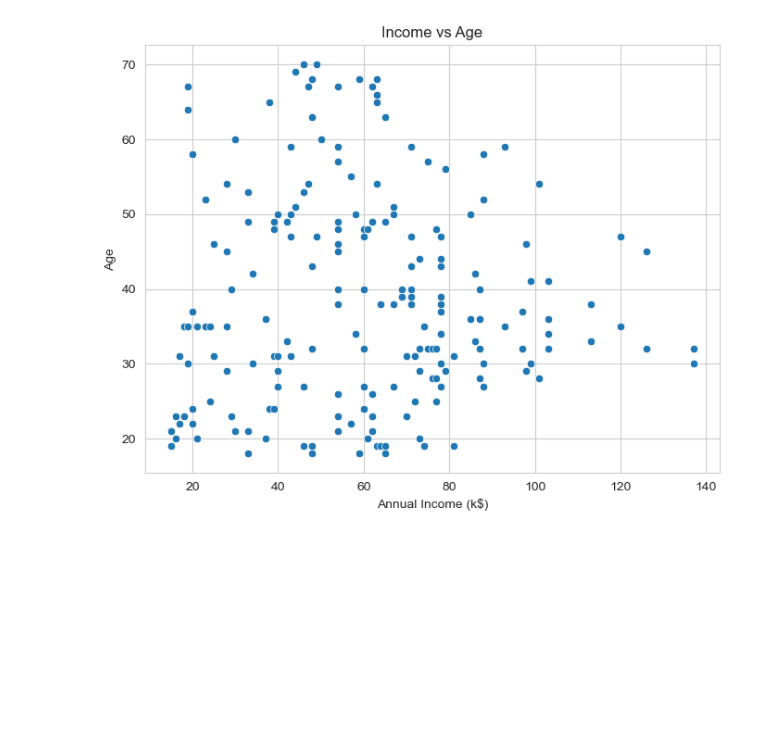
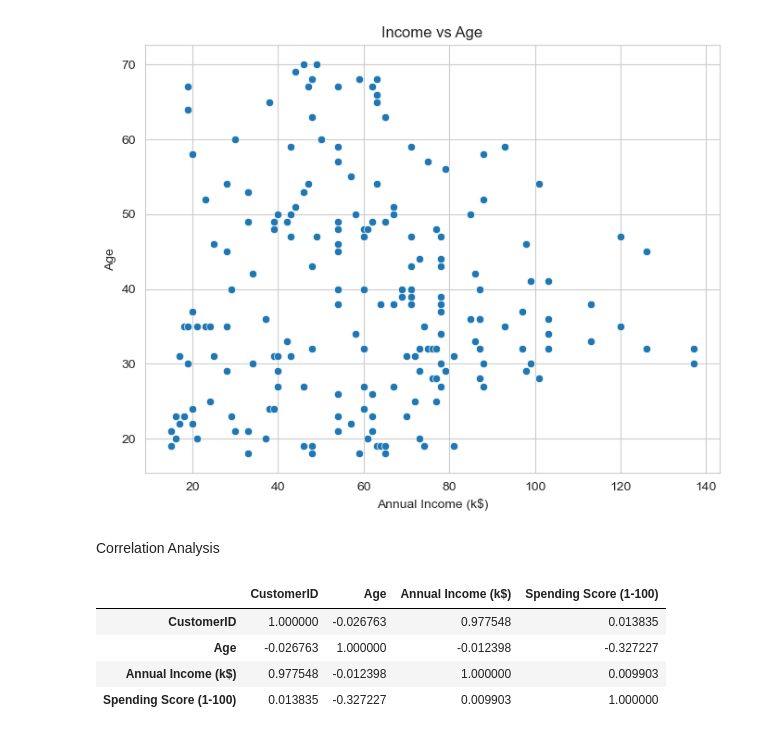
Before and after one commit to Samm-05/Mall_Customer_Segmentation, a Jupyter notebook: notebooks/EDA.ipynb, the cells around one changed output. Drawn from its saved outputs; the diff is of its cells as text; code cells hidden in the pictures; blank space fills up the shorter version.

```diff
--- a/notebooks/EDA.ipynb
+++ b/notebooks/EDA.ipynb
@@ -160,3 +160,17 @@ plt.title("Income vs Age")
 plt.show()
 # %% [output]
 [figure]
+# %% [markdown]
+Correlation Analysis
+# %%
+numeric_df = df.select_dtypes(include=np.number)
+
+corr = numeric_df.corr()
+
+corr
+# %% [output]
+|  | CustomerID | Age | Annual Income (k$) | Spending Score (1-100) |
+| CustomerID | 1.000000 | -0.026763 | 0.977548 | 0.013835 |
+| Age | -0.026763 | 1.000000 | -0.012398 | -0.327227 |
+| Annual Income (k$) | 0.977548 | -0.012398 | 1.000000 | 0.009903 |
+| Spending Score (1-100) | 0.013835 | -0.327227 | 0.009903 | 1.000000 |
```
